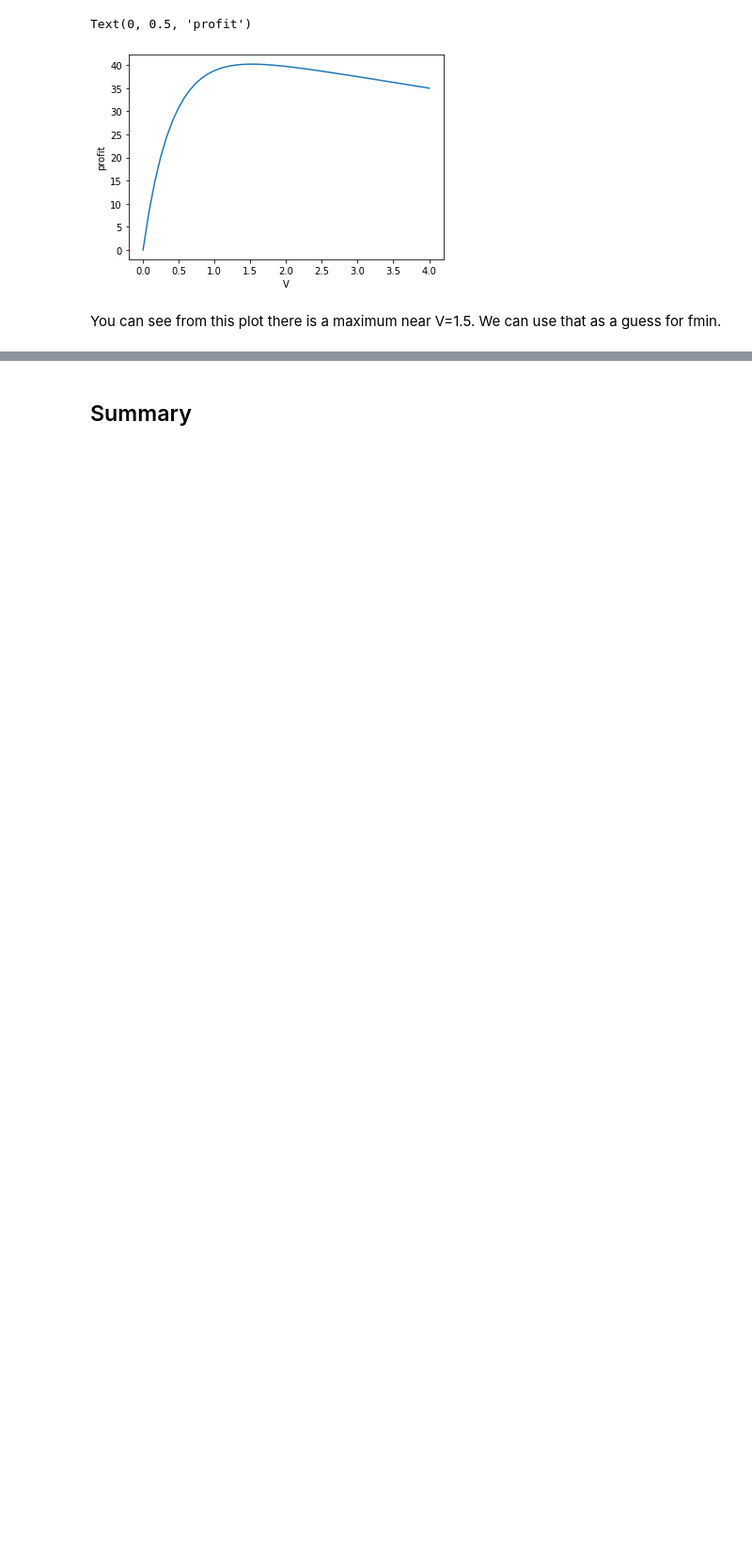
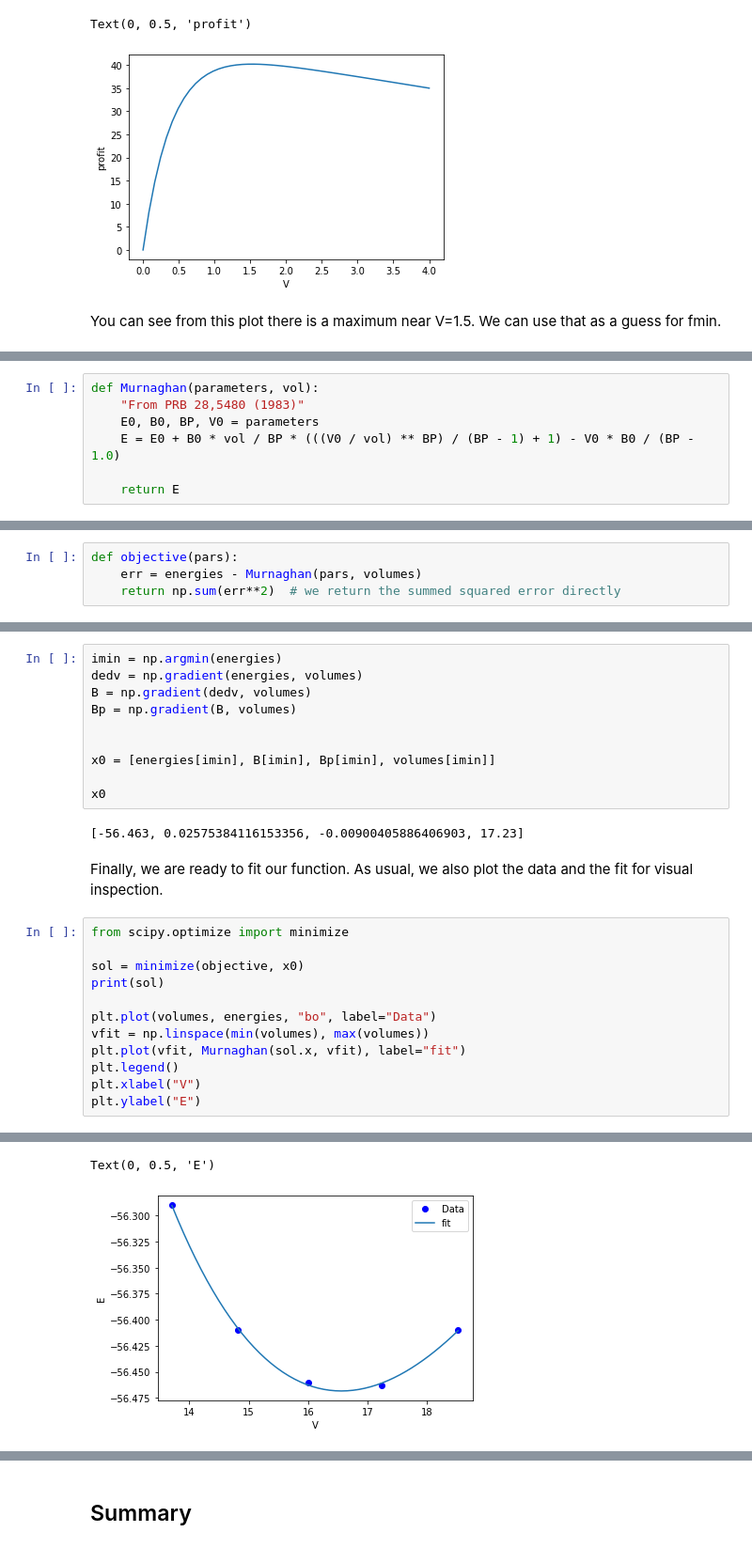
Before and after one commit to ulissigroup/F22-06-325, a Jupyter notebook: _sources/review_optimization.ipynb, the cells around one changed output, grey strips where cells are left out. Shown at 94% size. Drawn from its saved outputs; the diff is of its cells as text; blank space fills up the shorter version.

```diff
--- a/_sources/review_optimization.ipynb
+++ b/_sources/review_optimization.ipynb
@@ -320,0 +339,7 @@ This problem highlights the opportunities we have to integrate many ideas togeth
+# %%
+def Murnaghan(parameters, vol):
+    "From PRB 28,5480 (1983)"
+    E0, B0, BP, V0 = parameters
+    E = E0 + B0 * vol / BP * (((V0 / vol) ** BP) / (BP - 1) + 1) - V0 * B0 / (BP - 1.0)
+
+    return E
@@ -320,0 +348,4 @@ This problem highlights the opportunities we have to integrate many ideas togeth
+# %%
+def objective(pars):
+    err = energies - Murnaghan(pars, volumes)
+    return np.sum(err**2)  # we return the summed squared error directly
@@ -320,0 +358,27 @@ This problem highlights the opportunities we have to integrate many ideas togeth
+# %%
+imin = np.argmin(energies)
+dedv = np.gradient(energies, volumes)
+B = np.gradient(dedv, volumes)
+Bp = np.gradient(B, volumes)
+
+
+x0 = [energies[imin], B[imin], Bp[imin], volumes[imin]]
+
+x0
+# %% [output]
+[-56.463, 0.02575384116153356, -0.00900405886406903, 17.23]
+# %% [markdown]
+Finally, we are ready to fit our function. As usual, we also plot the data and the fit for visual inspection.
+# %%
+from scipy.optimize import minimize
+
+sol = minimize(objective, x0)
+print(sol)
+
+plt.plot(volumes, energies, "bo", label="Data")
+vfit = np.linspace(min(volumes), max(volumes))
+plt.plot(vfit, Murnaghan(sol.x, vfit), label="fit")
+plt.legend()
+plt.xlabel("V")
+plt.ylabel("E")
+# %% [output]
@@ -320,0 +402,2 @@ This problem highlights the opportunities we have to integrate many ideas togeth
+Text(0, 0.5, 'E')
+[figure, added]
```
Also changed, not shown: parts of 40 cells of this notebook, 34 other files.
